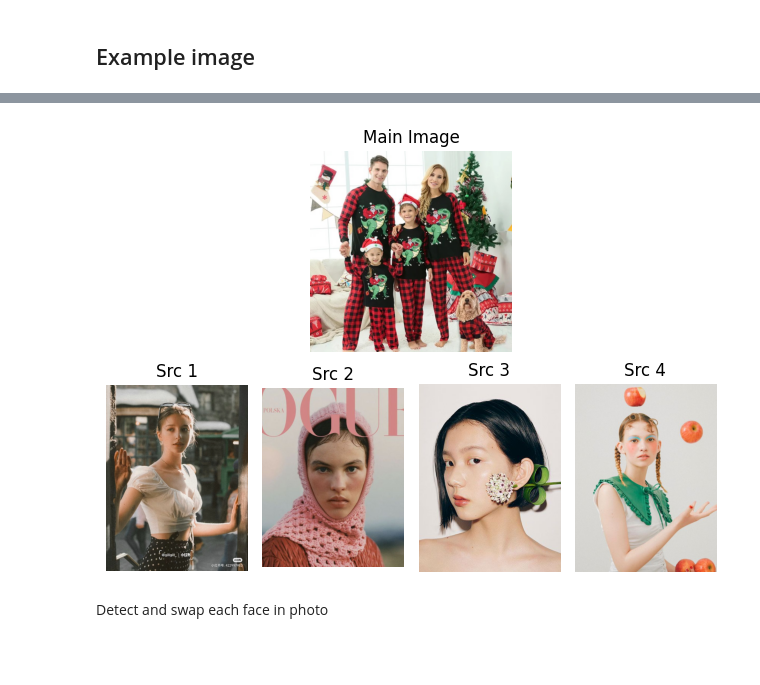
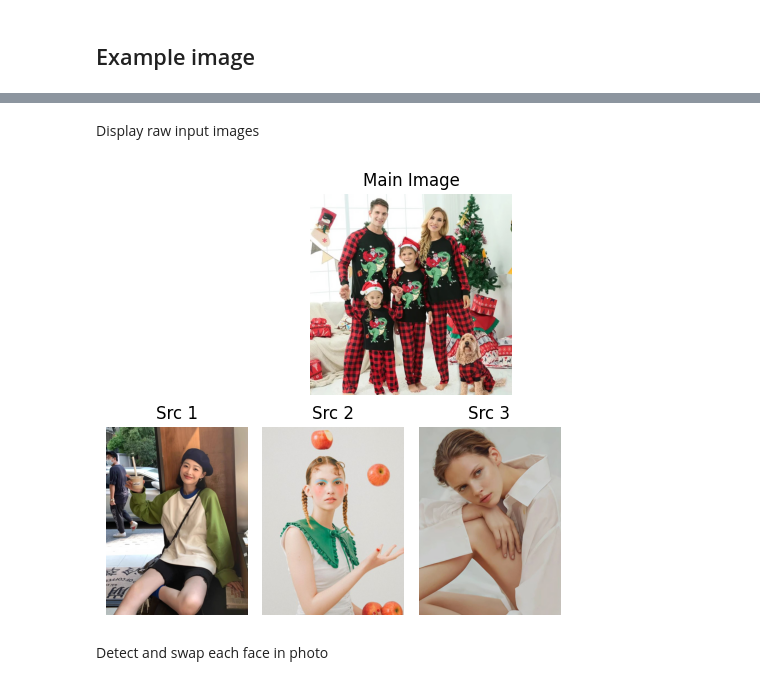
Before and after one commit to FMXExpress/cog-face-swap, a Jupyter notebook: notebook/Insightface_face_swap.ipynb, the cells around one changed output, grey strips where cells are left out. Drawn from its saved outputs; the diff is of its cells as text; code cells hidden in the pictures; blank space fills up the shorter version.

```diff
--- a/notebook/Insightface_face_swap.ipynb
+++ b/notebook/Insightface_face_swap.ipynb
@@ -104,33 +320,29 @@ face_enhancer = gfpgan.GFPGANer(model_path='./checkpoints/GFPGANv1.4.pth', upsca
+# %% [markdown]
+Display raw input images
 # %%
-# Load target image
-image_path = 'multifaces.jpg'
-# img = Image.open(image_path)
-img = cv2.cvtColor(cv2.imread(image_path), cv2.COLOR_BGR2RGB)
+# Display input images as demo show
+# OpenCV loads images in BGR format by default. We'll convert them to RGB to display them correctly in matplotlib.
+import matplotlib.pyplot as plt
 
-# OpenCV loads images in BGR format by default. We'll convert them to RGB to display them correctly in matplotlib.
-# List of source image paths
-src_paths = ["model1.jpeg", "model2.jpeg", "model3.jpeg", "model4.jpeg"]
+# Display the main image
+display_tmp = cv2.cvtColor(cv2.imread(target_image), cv2.COLOR_BGR2RGB)
+plt.subplot(2, 1, 1)
+plt.imshow(display_tmp)
+plt.axis('off')
+plt.title('Main Image')
+
+# Display the 4 source images
 # Load the images using OpenCV and convert to RGB format for display with matplotlib
-src_imgs = [cv2.cvtColor(cv2.imread(path), cv2.COLOR_BGR2RGB) for path in src_paths]
+src_imgs = [cv2.cvtColor(cv2.imread(str(path)), cv2.COLOR_BGR2RGB) for path in model_faces_list]
+for idx, src_img in enumerate(src_imgs, start=1):
+    plt.subplot(2, 4, 4 + idx)
+    plt.imshow(src_img)
+    plt.axis('off')
+    plt.title(f'Src {idx}')
+
+plt.tight_layout()
+plt.show()
+# %% [output]
+[figure, added]
-# %%
-# Display the main image
-import matplotlib.pyplot as plt
-
-plt.subplot(2, 1, 1)
-plt.imshow(img)
-plt.axis('off')
-plt.title('Main Image')
-
-# Display the 4 source images
-for idx, src_img in enumerate(src_imgs, start=1):
-    plt.subplot(2, 4, 4 + idx)
-    plt.imshow(src_img)
-    plt.axis('off')
-    plt.title(f'Src {idx}')
-
-plt.tight_layout()
-plt.show()
-# %% [output]
-[figure, removed]
 # %% [markdown]
 Detect and swap each face in photo
```
Also changed, not shown: parts of 33 cells of this notebook, 4 other files.
